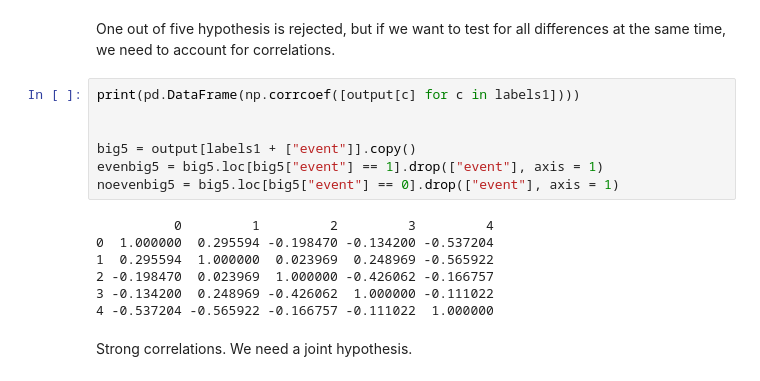
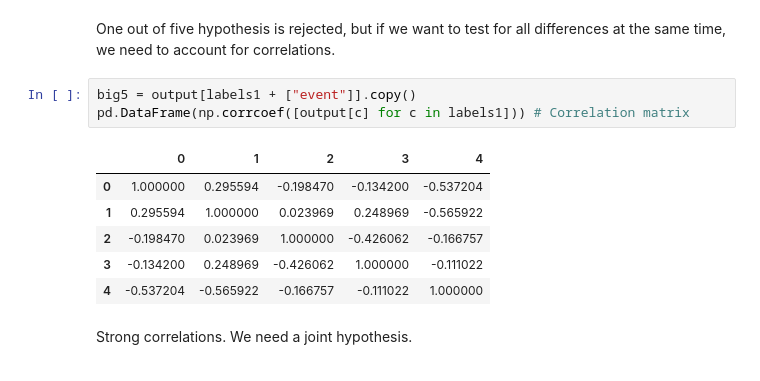
Before and after one commit to Zeralm/Employee-Attrition, a Jupyter notebook: build/Analysis_2.ipynb, the cells around one changed output. Drawn from its saved outputs; the diff is of its cells as text.

```diff
--- a/build/Analysis_2.ipynb
+++ b/build/Analysis_2.ipynb
@@ -225,20 +225,16 @@ pd.DataFrame([(labels1[u] ,np.around(p[u],2), p[u] < 0.05) for u in range(len(p)
 | 4 | selfcontrol | 0.19 | False |
 # %% [markdown]
 One out of five hypothesis is rejected, but if we want to test for all differences at the same time, we need to account for correlations.
-# %%
-print(pd.DataFrame(np.corrcoef([output[c] for c in labels1])))
-
-
-big5 = output[labels1 + ["event"]].copy()
-evenbig5 = big5.loc[big5["event"] == 1].drop(["event"], axis = 1)
-noevenbig5 = big5.loc[big5["event"] == 0].drop(["event"], axis = 1)
-# %% [output]
-          0         1         2         3         4
-0  1.000000  0.295594 -0.198470 -0.134200 -0.537204
-1  0.295594  1.000000  0.023969  0.248969 -0.565922
-2 -0.198470  0.023969  1.000000 -0.426062 -0.166757
-3 -0.134200  0.248969 -0.426062  1.000000 -0.111022
-4 -0.537204 -0.565922 -0.166757 -0.111022  1.000000
+# %%
+big5 = output[labels1 + ["event"]].copy()
+pd.DataFrame(np.corrcoef([output[c] for c in labels1])) # Correlation matrix
+# %% [output]
+|  | 0 | 1 | 2 | 3 | 4 |
+| 0 | 1.000000 | 0.295594 | -0.198470 | -0.134200 | -0.537204 |
+| 1 | 0.295594 | 1.000000 | 0.023969 | 0.248969 | -0.565922 |
+| 2 | -0.198470 | 0.023969 | 1.000000 | -0.426062 | -0.166757 |
+| 3 | -0.134200 | 0.248969 | -0.426062 | 1.000000 | -0.111022 |
+| 4 | -0.537204 | -0.565922 | -0.166757 | -0.111022 | 1.000000 |
 # %% [markdown]
 Strong correlations. We need a joint hypothesis.
 # %%
```
Also changed, not shown: parts of 1 cell of this notebook.
